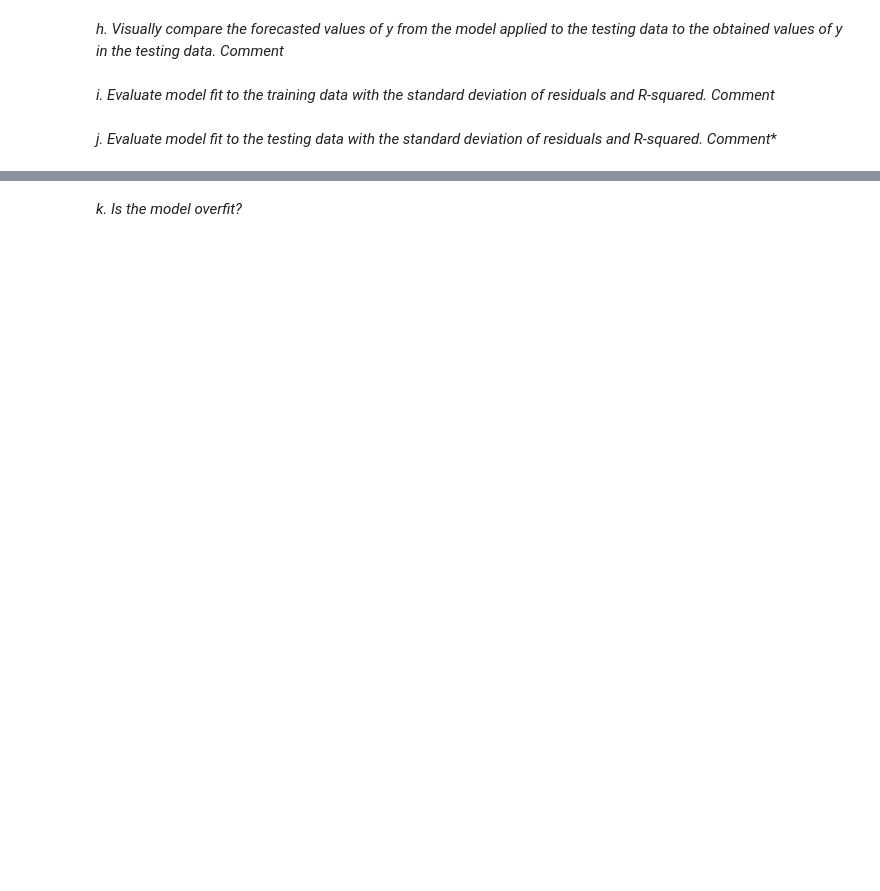
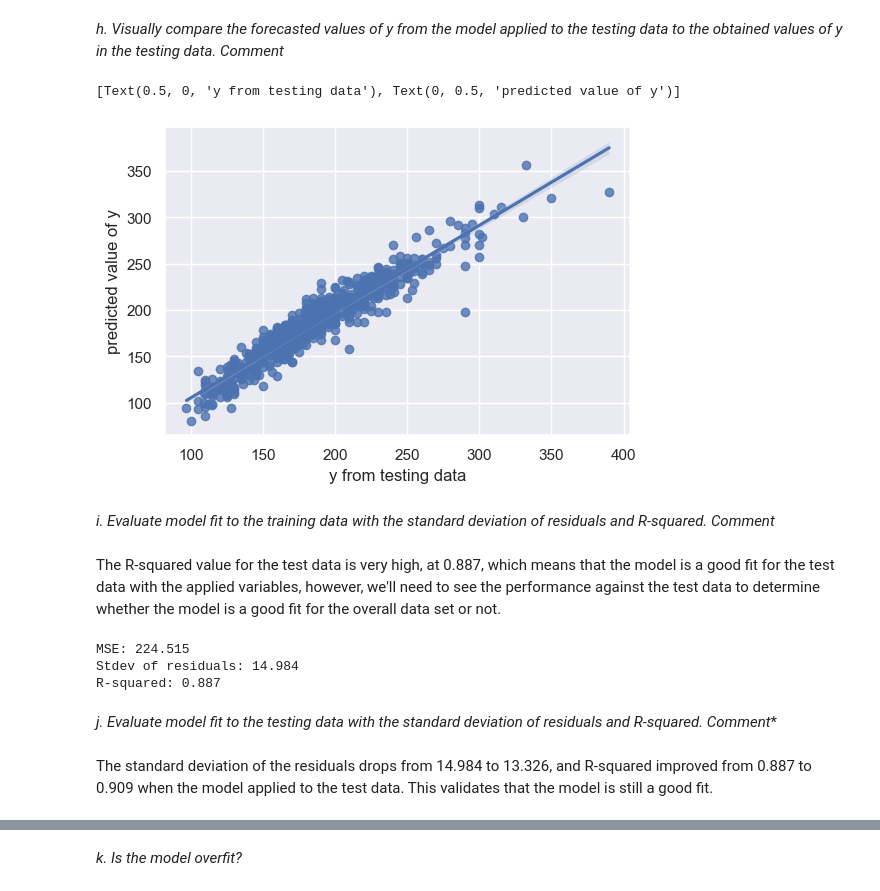
Before and after one commit to Chaser260/GSCM-575-ML, a Jupyter notebook: code/HW04WP_ML.ipynb, the cells around one changed output, grey strips where cells are left out. Drawn from its saved outputs; the diff is of its cells as text; code cells hidden in the pictures; blank space fills up the shorter version.

```diff
--- a/code/HW04WP_ML.ipynb
+++ b/code/HW04WP_ML.ipynb
@@ -26,5 +105,9 @@ Data: http://web.pdx.edu/~gerbing/data/BodyMeas2500.xlsx
 ## 2. Regression Analysis
 # %% [markdown]
 *a. Store the features, the predictor variables, in data structure X. Store the target variable in data structure y.*
+# %%
+pred_vars = ['Height', 'Waist', 'Hips', 'Chest', 'ArmLength', 'Gender_M']
+X = df[pred_vars]
+y = df['Weight']
 # %% [markdown]
 *b. Use code to display the number of features.*
@@ -31,2 +119,7 @@ Data: http://web.pdx.edu/~gerbing/data/BodyMeas2500.xlsx
 # %% [markdown]
 *c.	Split the data into 75% training data and 25% testing data.*
+# %%
+from sklearn.model_selection import train_test_split
+X_train, X_test, y_train, y_test = train_test_split(X, y,
+                                                    test_size=.25,
+                                                    random_state=1)
@@ -33,2 +134,4 @@ Data: http://web.pdx.edu/~gerbing/data/BodyMeas2500.xlsx
 # %% [markdown]
 *d.	Do the multiple regression with all possible features. Display the estimated model coefficients.*
+# %%
+reg_model.fit(X_train, y_train)
@@ -39,2 +207,8 @@ Data: http://web.pdx.edu/~gerbing/data/BodyMeas2500.xlsx
 # %% [markdown]
 *g.	Compute the forecasted values of y, $\hat y$, from the testing data for X.*
+# %%
+y_fit = reg_model.predict(X_train)
+y_pred = reg_model.predict(X_test)
+
+print(pd.DataFrame(reg_model.predict(X_train)))
+print(pd.DataFrame(reg_model.predict(X_test)))
@@ -41,6 +233,29 @@ Data: http://web.pdx.edu/~gerbing/data/BodyMeas2500.xlsx
 # %% [markdown]
 *h. Visually compare the forecasted values of y from the model applied to the testing data to the obtained values of y in the testing data. Comment*
+# %%
+ax = sns.regplot(x=y_test, y=y_pred)
+ax.set(xlabel='y from testing data', ylabel='predicted value of y')
+# %% [output]
+[Text(0.5, 0, 'y from testing data'), Text(0, 0.5, 'predicted value of y')]
+[figure, added]
 # %% [markdown]
 *i.	Evaluate model fit to the training data with the standard deviation of residuals and R-squared. Comment*
+# %% [markdown]
+The R-squared value for the test data is very high, at 0.887, which means that the model is a good fit for the test data with the applied variables, however, we'll need to see the performance against the test data to determine whether the model is a good fit for the overall data set or not.
+# %%
+from sklearn.metrics import mean_squared_error, r2_score
+mse = mean_squared_error(y_train, y_fit)
+rsq = r2_score(y_train, y_fit)
+print("MSE: %.3f" % mse)
+se = np.sqrt(mse)
+range95 = 4 * se
+print("Stdev of residuals: %.3f " % se)
+print("R-squared: %.3f" % rsq)
+# %% [output]
+MSE: 224.515
+Stdev of residuals: 14.984
+R-squared: 0.887
 # %% [markdown]
 *j.	Evaluate model fit to the testing data with the standard deviation of residuals and R-squared. Comment**
+# %% [markdown]
+The standard deviation of the residuals drops from 14.984 to 13.326, and R-squared improved from 0.887 to 0.909 when the model applied to the test data. This validates that the model is still a good fit.
```
Also changed, not shown: parts of 58 cells of this notebook.
